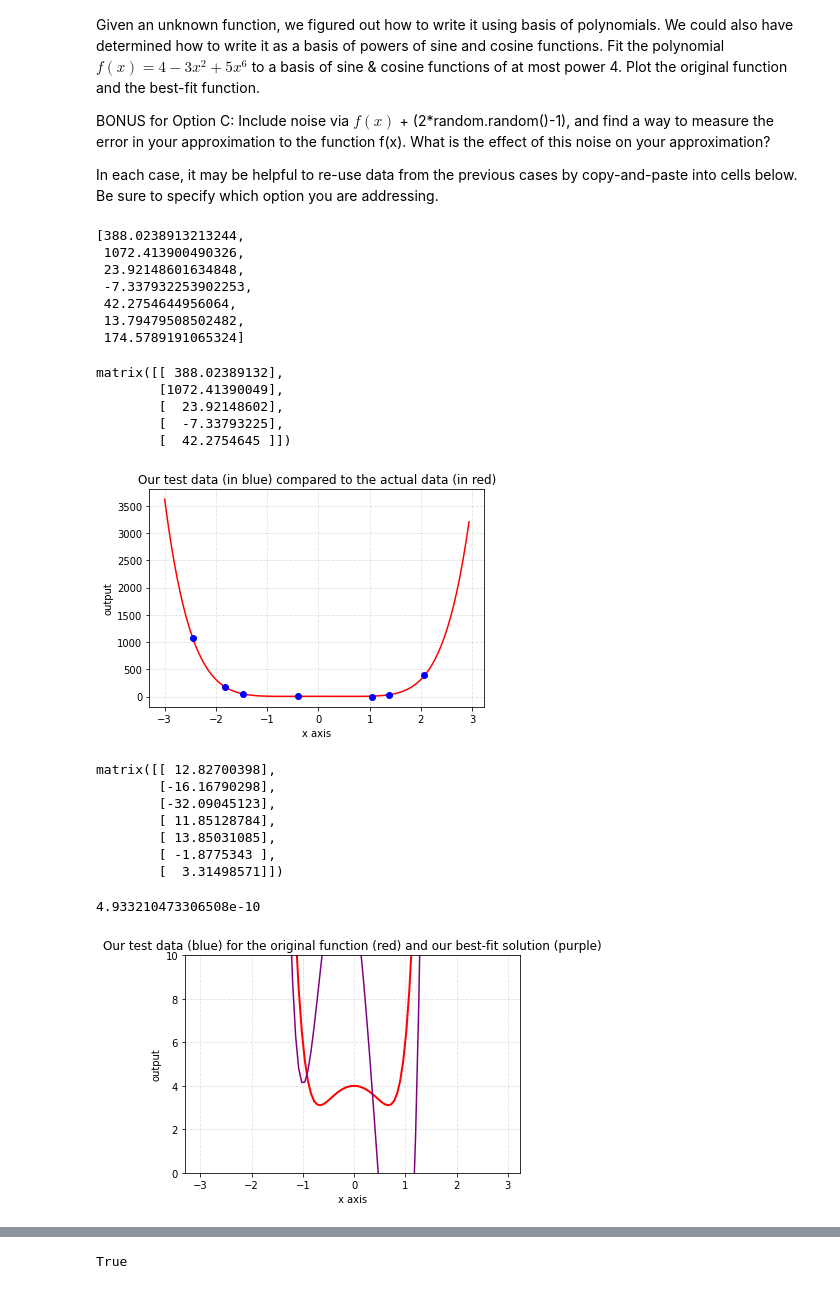
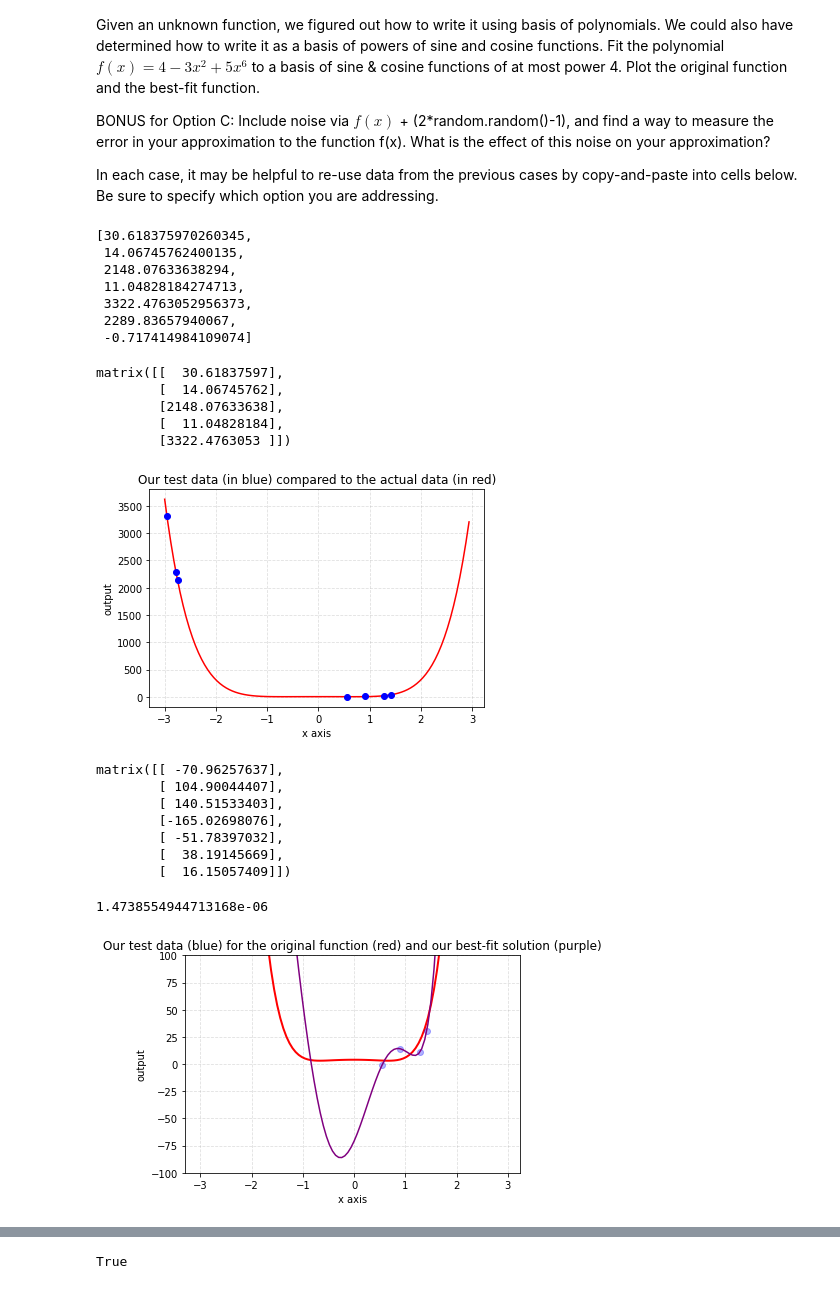
Before and after one commit to AaronSchram22/AdvLinearAlgebra, a Jupyter notebook: Copy_of_Project_4_Case_3_An_Interesting_Case_using_Singular_Values_and_Best_Fit.ipynb, the cells around one changed output, grey strips where cells are left out. Saved outputs shown, nothing was run; the diff lists cells and outputs as text; code cells hidden in the pictures.

```diff
--- a/Copy_of_Project_4_Case_3_An_Interesting_Case_using_Singular_Values_and_Best_Fit.ipynb
+++ b/Copy_of_Project_4_Case_3_An_Interesting_Case_using_Singular_Values_and_Best_Fit.ipynb
@@ -58,22 +58,22 @@ actual_data_y = []
 for i in range(7):
     # pick a random number between -5 and 5
     x = 6*random.random() - 3
-    f = 4 - 3*x**2 + 5*x**6 +((30*random.random()-15))
+    f = 4 - 3*x**2 + 5*x**6
     actual_data_x.append(x)
-    actual_data_y.append(f)
+    actual_data_y.append(f+(30*random.random()-15))
 # %%
 # uncomment code below  to look at the data in actual_data_x or in actual_data_y
 
 #actual_data_x
 actual_data_y
 # %% [output]
-[388.0238913213244,
- 1072.413900490326,
- 23.92148601634848,
- -7.337932253902253,
- 42.2754644956064,
- 13.79479508502482,
- 174.5789191065324]
+[30.618375970260345,
+ 14.06745762400135,
+ 2148.07633638294,
+ 11.04828184274713,
+ 3322.4763052956373,
+ 2289.83657940067,
+ -0.717414984109074]
 # %%
 #Create the matrix M from the data in actual_data_x
 M_entries = []
@@ -95,11 +95,11 @@ b = (np.matrix(actual_data_y)).transpose()
 M
 b[:5]
 # %% [output]
-matrix([[ 388.02389132],
-        [1072.41390049],
-        [  23.92148602],
-        [  -7.33793225],
-        [  42.2754645 ]])
+matrix([[  30.61837597],
+        [  14.06745762],
+        [2148.07633638],
+        [  11.04828184],
+        [3322.4763053 ]])
 # %%
 # We'll specify that x is a variable:
 x = sym.symbols('x')
@@ -125,58 +125,58 @@ plt.ylabel('output')
 # Add a grid
 plt.grid(alpha=.4,linestyle='--')
 # %% [output]
-[figure, old version]
+[figure, new version]
 # %%
 #  Find the solution to Mx = b using Best Fit:
 #  (We've already used 'x' as a variable, so we'll call the solution vector c.)
 c = linalg.inv(M.transpose() * M) * M.transpose() * b
 c
 # %% [output]
-matrix([[ 12.82700398],
-        [-16.16790298],
-        [-32.09045123],
-        [ 11.85128784],
-        [ 13.85031085],
-        [ -1.8775343 ],
-        [  3.31498571]])
+matrix([[ -70.96257637],
+        [ 104.90044407],
+        [ 140.51533403],
+        [-165.02698076],
+        [ -51.78397032],
+        [  38.19145669],
+        [  16.15057409]])
 # %%
 #  Let's see how close this actually gets us by comparing the original b vector to the result of Mc:
 error = ((b-M*c).transpose() * (b-M*c))[0,0]
 error**0.5
 # %% [output]
-4.933210473306508e-10
+1.4738554944713168e-06
 # %%
 #Show a plot of the solutions using the best-fit method, and the SVD method:
 
 # We'll specify that x is a variable:
 x = sym.symbols('x')
 
 xdata = []
 fdata = []
 #set up our 100 data points on the interval from (-3, 3):
 xdata = np.array(range(100))/(100/6) - 3
 # find the ouput for our function on each data point:
 fdata = 4 - 3*xdata**2 + 5*xdata**6
 
 best_fit = c[0,0] + c[1,0]*xdata + c[2,0]*(xdata**2) + c[3,0]*(xdata**3) + c[4,0]*(xdata**4) + c[5,0]*(xdata**5) + c[6,0]*(xdata**6)
 # Create the actual plot in red, and our datapoints in blue,
 # and the best-fit method in green:
 plt.plot(xdata,fdata, color='red', linewidth=2 ) + plt.plot(actual_data_x, actual_data_y, 'bo', alpha=0.3)+plt.plot(xdata,best_fit, color='purple')
 
 #Restrict the output values to this range:
-plt.ylim(0,10)
+plt.ylim(-100,100)
 
 # Add a title
 plt.title('Our test data (blue) for the original function (red) and our best-fit solution (purple)')
 
 # Add X and y Label
 plt.xlabel('x axis')
 plt.ylabel('output')
 
 # Add a grid
 plt.grid(alpha=.4,linestyle='--')
 # %% [output]
-[figure, old version]
+[figure, new version]
 # %%
 #  For this method, we use SVD on the data matrix M:
 U, S, Vh = linalg.svd(M, full_matrices=True)
```
Also changed, not shown: parts of 7 cells of this notebook.
